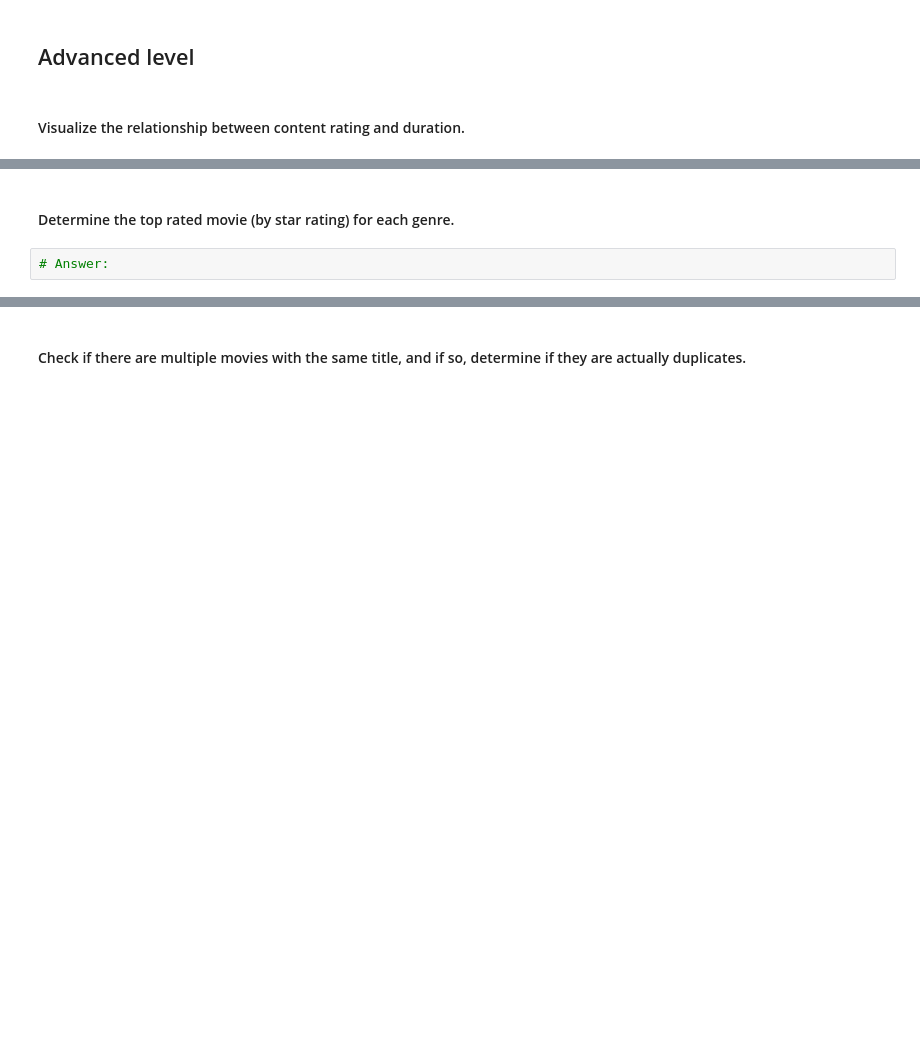
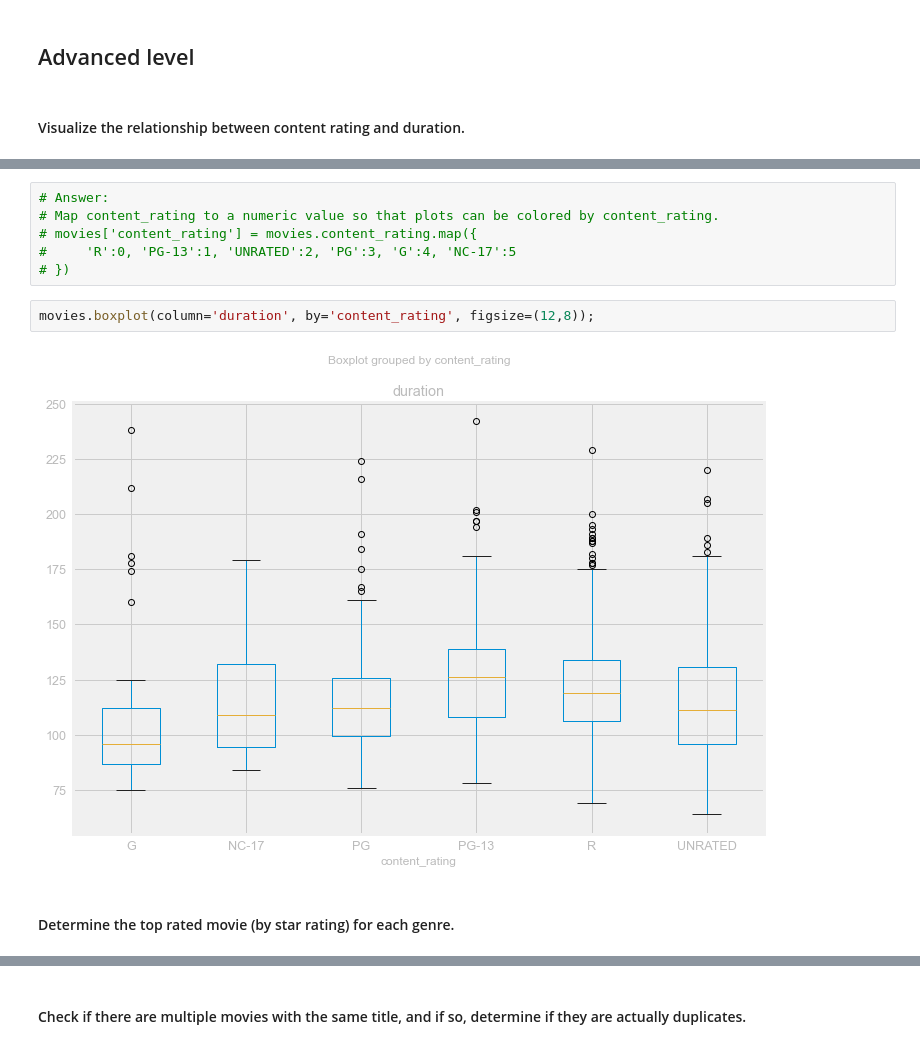
Before and after one commit to raaayden/GA_Project_Code_Challenge_2, a Jupyter notebook: project-eda-imdb.ipynb, the cells around one changed output, grey strips where cells are left out. Drawn from its saved outputs; the diff is of its cells as text; blank space fills up the shorter version.

```diff
--- a/project-eda-imdb.ipynb
+++ b/project-eda-imdb.ipynb
@@ -223,4 +245,12 @@ star_rating
+# %%
+# Answer:
+# Map content_rating to a numeric value so that plots can be colored by content_rating.
+# movies['content_rating'] = movies.content_rating.map({
+#     'R':0, 'PG-13':1, 'UNRATED':2, 'PG':3, 'G':4, 'NC-17':5
+# })
+# %%
+movies.boxplot(column='duration', by='content_rating', figsize=(12,8));
+# %% [output]
+[figure, added]
 # %% [markdown]
 #### Determine the top rated movie (by star rating) for each genre.
-# %%
-# Answer:
```
Also changed, not shown: parts of 13 cells of this notebook.
